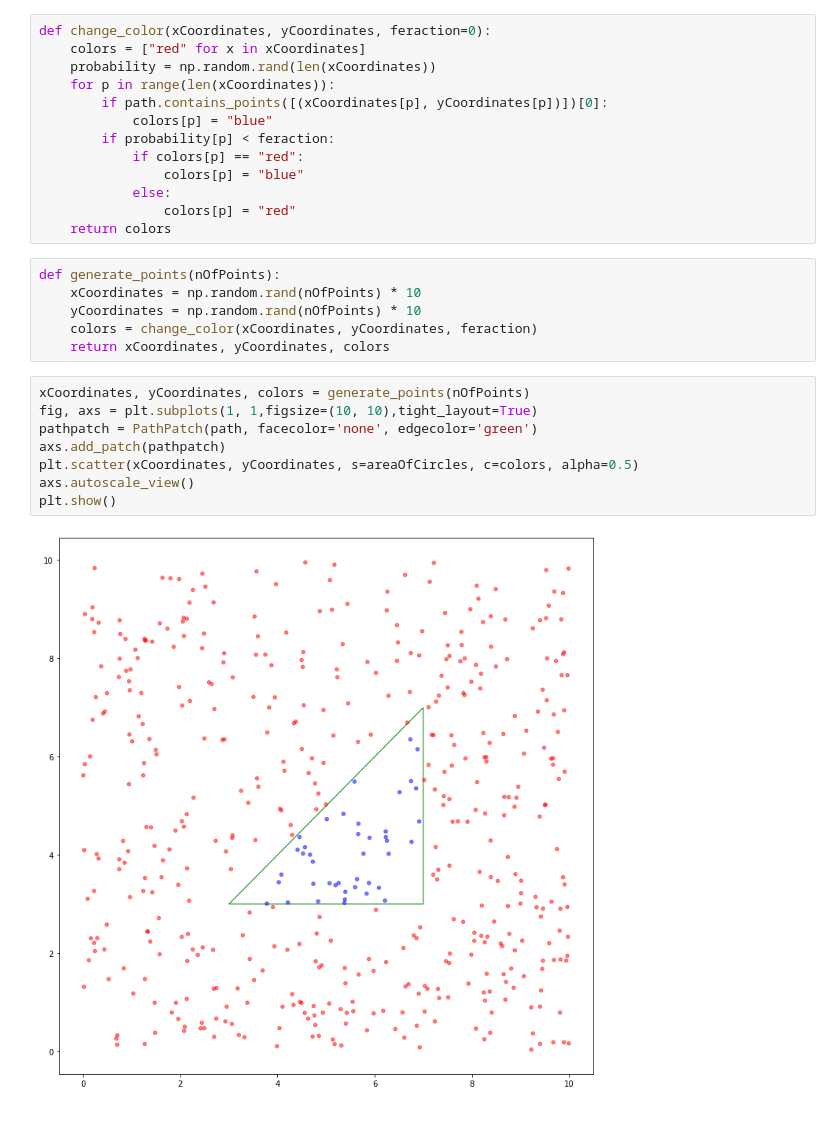
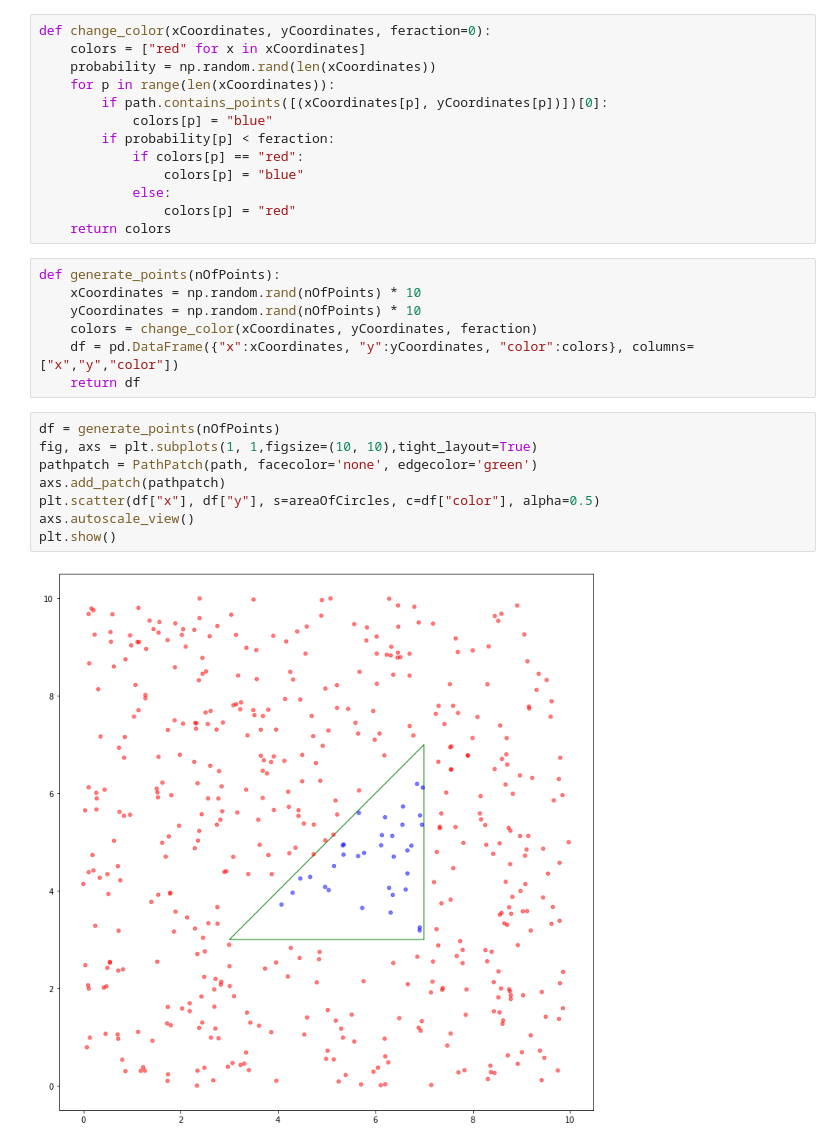
Before and after one commit to sohiyel/SCIP-3-5, a Jupyter notebook: Assignment3.ipynb, the cells around one changed output. Saved outputs shown, nothing was run; the diff lists cells and outputs as text.

```diff
--- a/Assignment3.ipynb
+++ b/Assignment3.ipynb
@@ -28,14 +52,15 @@ def generate_points(nOfPoints):
     xCoordinates = np.random.rand(nOfPoints) * 10
     yCoordinates = np.random.rand(nOfPoints) * 10
     colors = change_color(xCoordinates, yCoordinates, feraction)
-    return xCoordinates, yCoordinates, colors
+    df = pd.DataFrame({"x":xCoordinates, "y":yCoordinates, "color":colors}, columns=["x","y","color"])
+    return df
 # %%
-xCoordinates, yCoordinates, colors = generate_points(nOfPoints)
+df = generate_points(nOfPoints)
 fig, axs = plt.subplots(1, 1,figsize=(10, 10),tight_layout=True)
 pathpatch = PathPatch(path, facecolor='none', edgecolor='green')
 axs.add_patch(pathpatch)
-plt.scatter(xCoordinates, yCoordinates, s=areaOfCircles, c=colors, alpha=0.5)
+plt.scatter(df["x"], df["y"], s=areaOfCircles, c=df["color"], alpha=0.5)
 axs.autoscale_view()
 plt.show()
 # %% [output]
-[figure, old version]
+[figure, new version]
```
Also changed, not shown: parts of 4 cells of this notebook.
